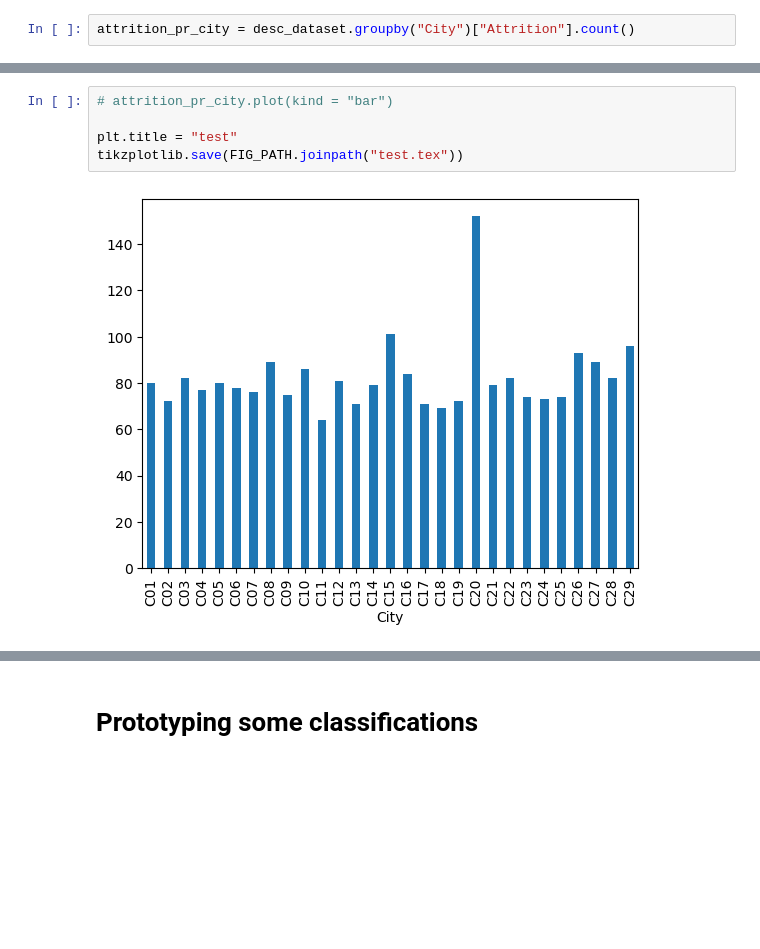
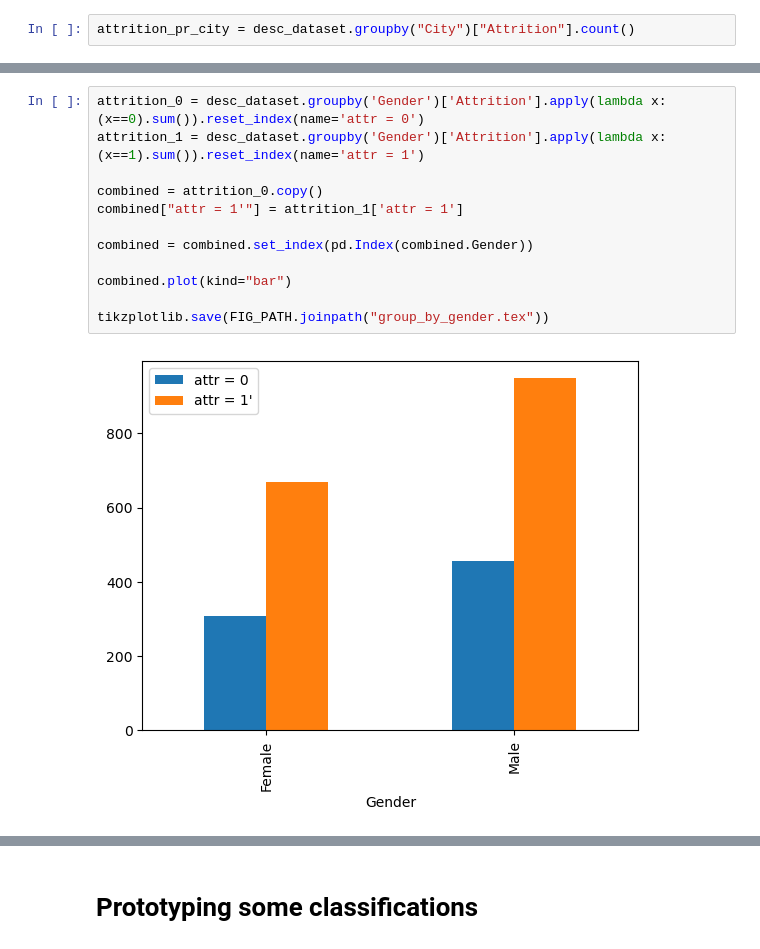
Before and after one commit to MathiasBjorgum/Project, a Jupyter notebook: tdt4259_project_notebook.ipynb, the cells around one changed output, grey strips where cells are left out. Saved outputs shown, nothing was run; the diff lists cells and outputs as text; blank space fills up the shorter version.

```diff
--- a/tdt4259_project_notebook.ipynb
+++ b/tdt4259_project_notebook.ipynb
@@ -47,7 +51,14 @@ tikzplotlib.save(FIG_PATH.joinpath("test.tex"))
-# %%
-# attrition_pr_city.plot(kind = "bar")
-
-plt.title = "test"
-tikzplotlib.save(FIG_PATH.joinpath("test.tex"))
-# %% [output]
-[figure, removed]
+# %%
+attrition_0 = desc_dataset.groupby('Gender')['Attrition'].apply(lambda x: (x==0).sum()).reset_index(name='attr = 0')
+attrition_1 = desc_dataset.groupby('Gender')['Attrition'].apply(lambda x: (x==1).sum()).reset_index(name='attr = 1')
+
+combined = attrition_0.copy()
+combined["attr = 1'"] = attrition_1['attr = 1']
+
+combined = combined.set_index(pd.Index(combined.Gender))
+
+combined.plot(kind="bar")
+
+tikzplotlib.save(FIG_PATH.joinpath("group_by_gender.tex"))
+# %% [output]
+[figure, added]
```
Also changed, not shown: parts of 17 cells of this notebook, 1 other file.
